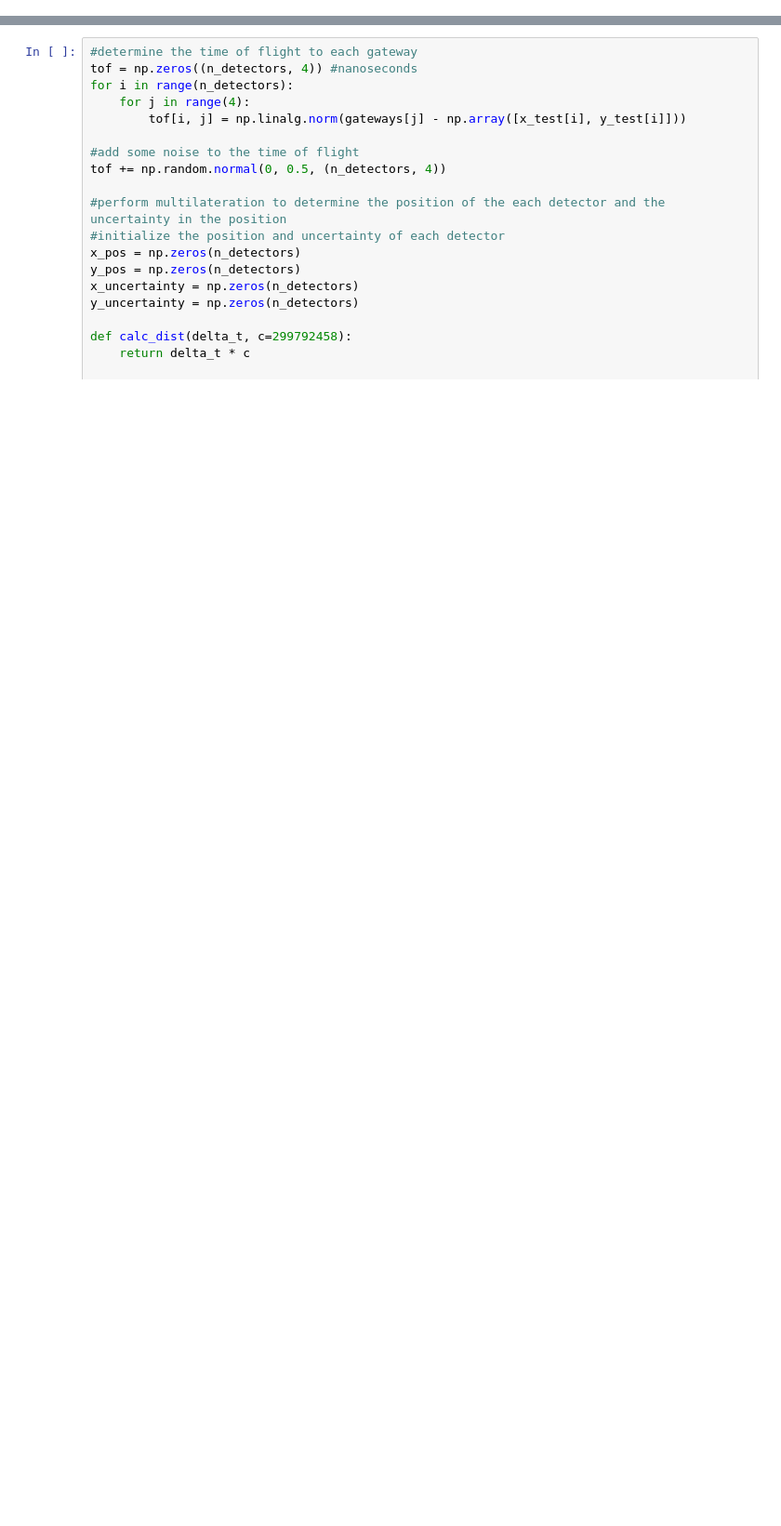
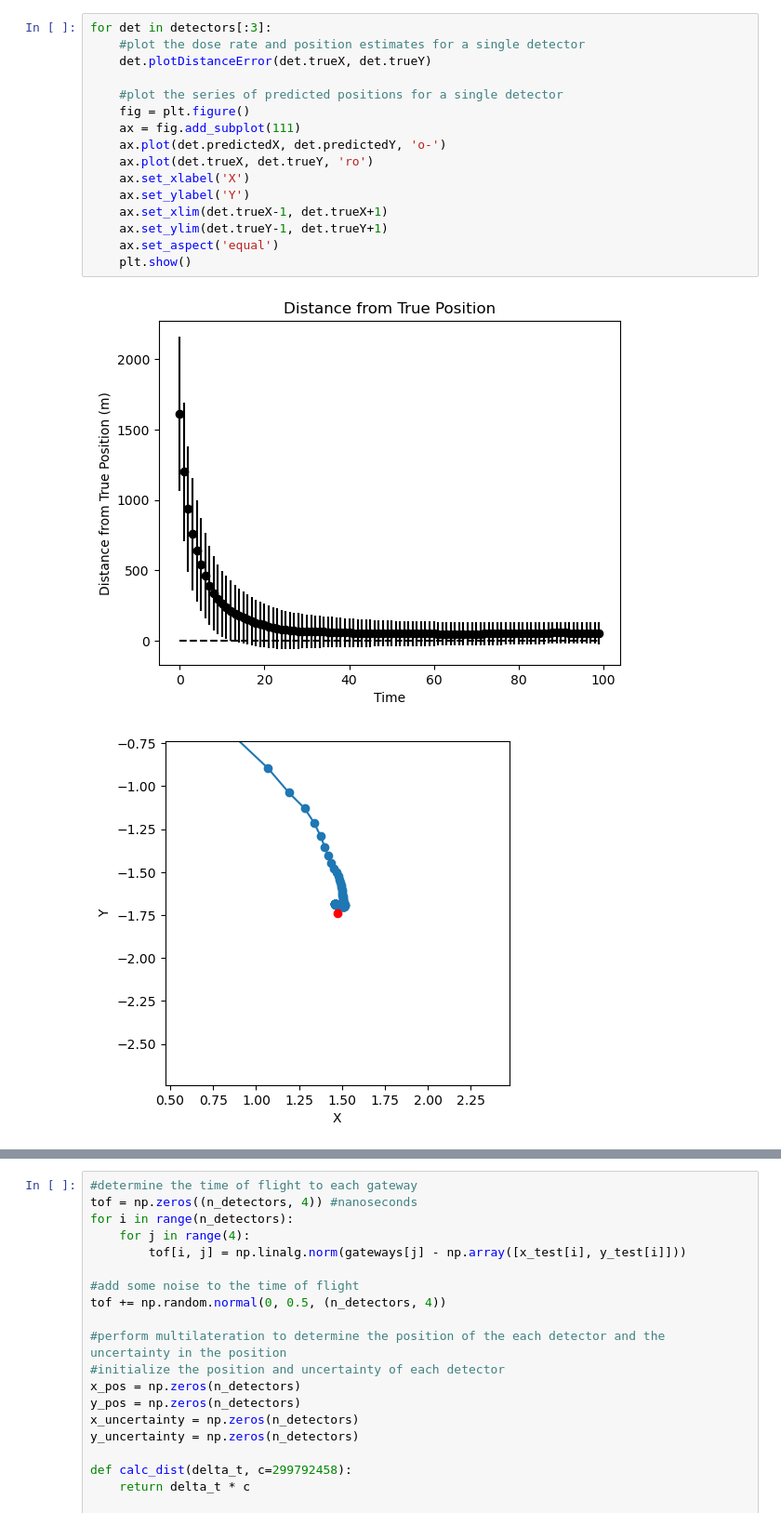
Before and after one commit to davidfobar/SCRAM, a Jupyter notebook: MINES-Sim/pyTorch_model.ipynb, the cells around one changed output, grey strips where cells are left out. Shown: that part at 93% size. Drawn from its saved outputs; the diff is of its cells as text; blank space fills up the shorter version.

```diff
--- a/MINES-Sim/pyTorch_model.ipynb
+++ b/MINES-Sim/pyTorch_model.ipynb
@@ -408,0 +353,19 @@ TypeError: fsolve: there is a mismatch between the input and output shape of the
+# %%
+for det in detectors[:3]:
+    #plot the dose rate and position estimates for a single detector
+    det.plotDistanceError(det.trueX, det.trueY)
+
+    #plot the series of predicted positions for a single detector
+    fig = plt.figure()
+    ax = fig.add_subplot(111)
+    ax.plot(det.predictedX, det.predictedY, 'o-')
+    ax.plot(det.trueX, det.trueY, 'ro')
+    ax.set_xlabel('X')
+    ax.set_ylabel('Y')
+    ax.set_xlim(det.trueX-1, det.trueX+1)
+    ax.set_ylim(det.trueY-1, det.trueY+1)
+    ax.set_aspect('equal')
+    plt.show()
+# %% [output]
+[figure, added]
+[figure, added]
```
Also changed, not shown: parts of 4 cells of this notebook.
